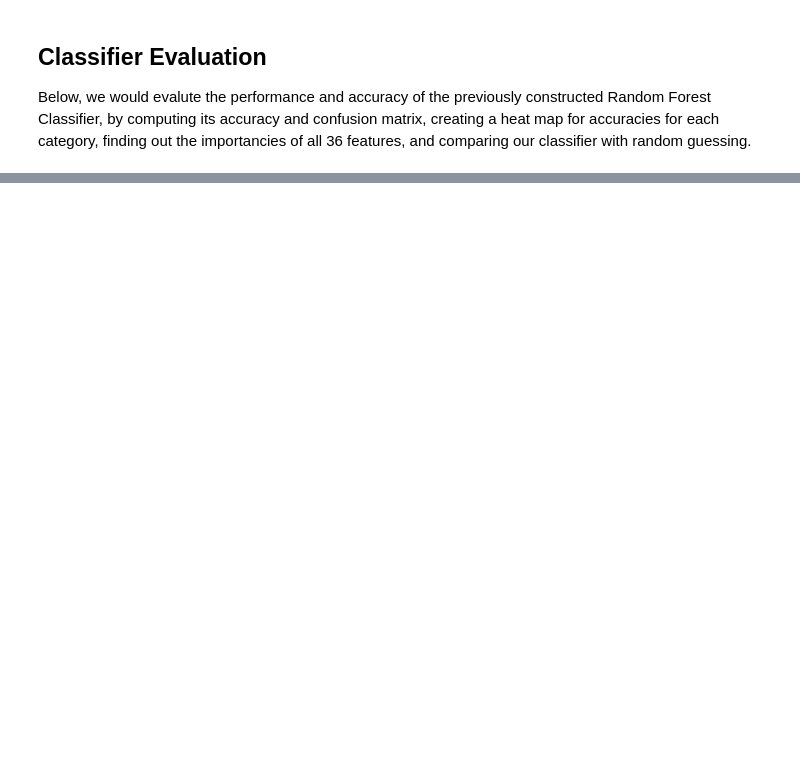
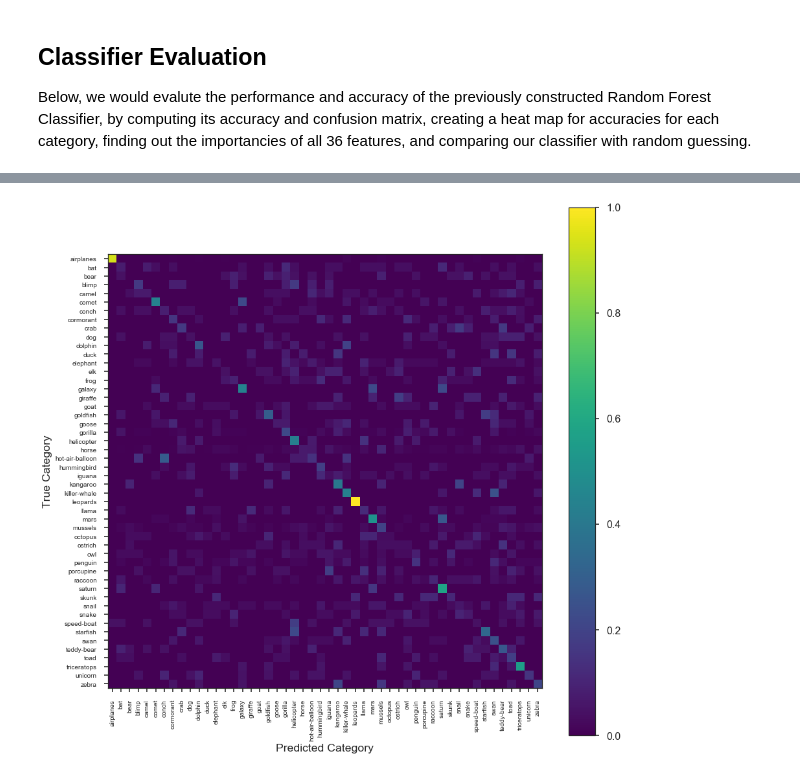
Before and after one commit to leoli3024-2/leo.li.3024-ay250-homework-s18, a Jupyter notebook: hw_6/Homebrew_Computer_Vision.ipynb, the cells around one changed output, grey strips where cells are left out. Saved outputs shown, nothing was run; the diff lists cells and outputs as text; code cells hidden in the pictures; blank space fills up the shorter version.

Commit message:
Finished evaluating RF Classifier

```diff
--- a/hw_6/Homebrew_Computer_Vision.ipynb
+++ b/hw_6/Homebrew_Computer_Vision.ipynb
@@ -423,4 +423,4 @@ pickle.dump(rf, open('random_forest.pkl', 'wb'))
 ## Classifier Evaluation
 Below, we would evalute the performance and accuracy of the previously constructed Random Forest Classifier, by computing its accuracy and confusion matrix, creating a heat map for accuracies for each category, finding out the importancies of all 36 features, and comparing our classifier with random guessing.
 # %%
-rf_classifier = pickle.load(open('random_forest.pkl', 'rb'))
+rf = pickle.load(open('random_forest.pkl', 'rb'))
@@ -426,0 +433,18 @@ rf_classifier = pickle.load(open('random_forest.pkl', 'rb'))
+# %%
+def plot_confusion_matrix(matrix, classes):
+    """Plots the confusion matrices as a heat map"""
+    plt.figure(figsize=(15, 15))
+    matrix = matrix / matrix.sum(axis=1)
+    plt.imshow(cm, interpolation='nearest', cmap='viridis')
+    plt.colorbar()
+    tick_marks = np.arange(len(classes))
+    plt.xticks(tick_marks, classes, rotation='vertical', size=10)
+    plt.yticks(tick_marks, classes, size=10)
+    plt.ylabel('True Category')
+    plt.xlabel('Predicted Category')
+# %%
+weights = np.array([1./(counts[t]-n) for t in test_y])
+cm = confusion_matrix(test_y, rf.predict(test_X), sample_weight=weights)
+classes = np.unique(test_y)
+plot_confusion_matrix(cm, classes)
+# %% [output]
@@ -426,0 +456 @@ rf_classifier = pickle.load(open('random_forest.pkl', 'rb'))
+[figure, added]
```
Also changed, not shown: parts of 29 cells of this notebook.
